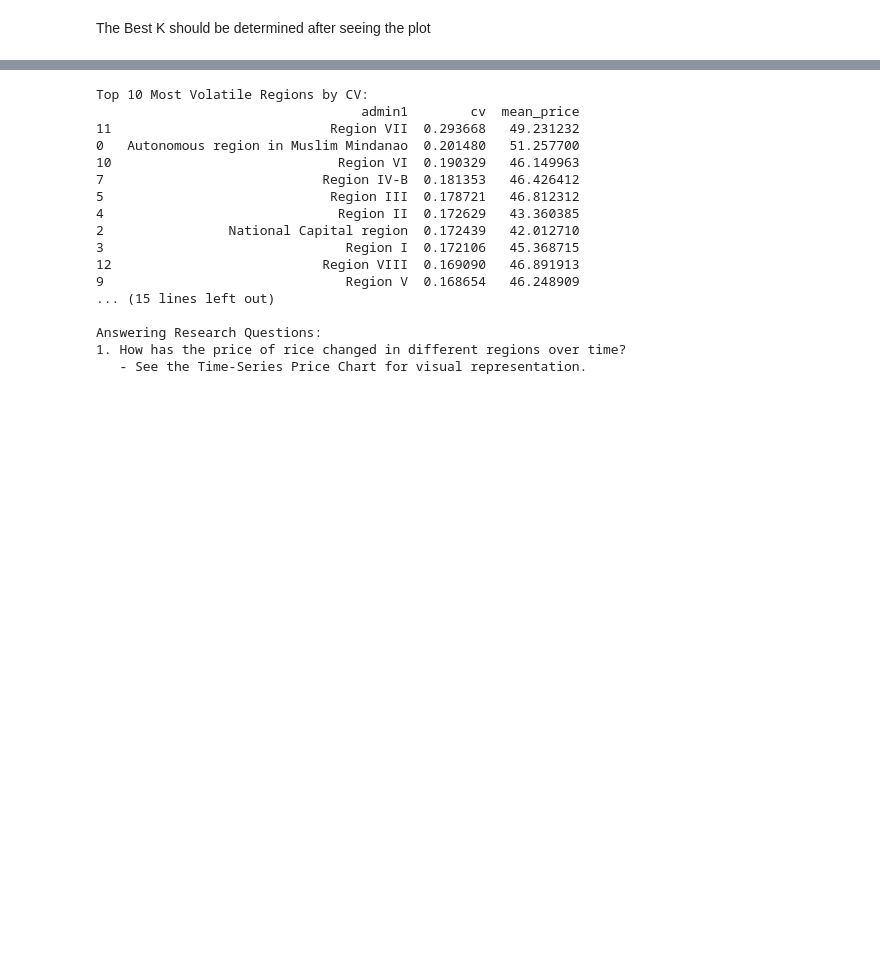
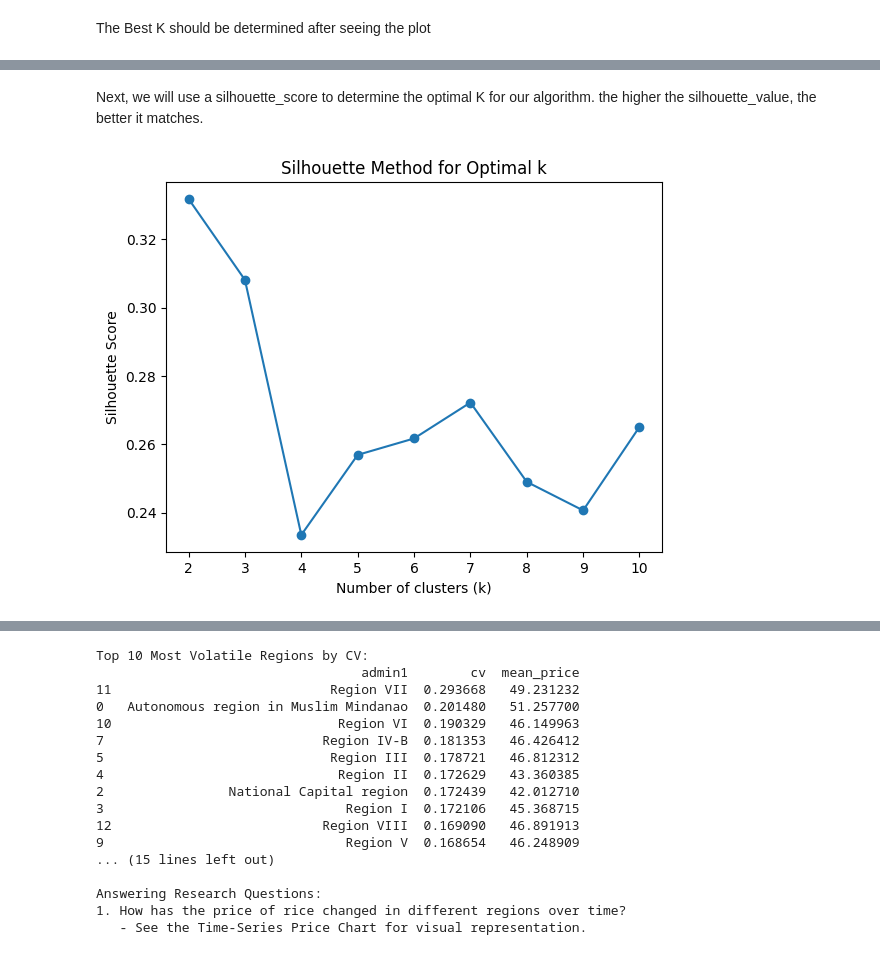
Before and after one commit to JohnCarloSabenorio/GrainShift, a Jupyter notebook: backend/grainshift.ipynb, the cells around one changed output, grey strips where cells are left out. Saved outputs shown, nothing was run; the diff lists cells and outputs as text; code cells hidden in the pictures; blank space fills up the shorter version.

Commit message:
group markets based on different rice types

```diff
--- a/backend/grainshift.ipynb
+++ b/backend/grainshift.ipynb
@@ -885,0 +885,27 @@ def generate_analysis_report():
+# %%
+import pandas as pd
+from sklearn.preprocessing import MinMaxScaler
+from sklearn.metrics import silhouette_score
+import matplotlib.pyplot as plt
+import seaborn as sns
+from sklearn.cluster import KMeans
+from sklearn.preprocessing import StandardScaler
+from sklearn.decomposition import PCA
+
+
+# Create pivot table and combine multilevel headers
+pivot_rice_df = all_rice_df.pivot_table(index="market", columns=["commodity", "pricetype"], values="price", aggfunc="mean")
+pivot_rice_df.columns = ['_'.join(map(str, col)) for col in pivot_rice_df.columns]
+
+# Fill/Remove missing values
+pivot_rice_df = pivot_rice_df.fillna(pivot_rice_df.mean())
+
+# Keep market labels
+markets = pivot_rice_df.index
+
+# Normalize and scale data
+scaler = MinMaxScaler()
+X_scaled = scaler.fit_transform(pivot_rice_df)
+
+X_scaled = pd.DataFrame(X_scaled, columns=pivot_rice_df.columns)
+X_scaled
@@ -885,0 +926,20 @@ def generate_analysis_report():
+# %% [markdown]
+Next, we will use a silhouette_score to determine the optimal K for our algorithm. the higher the silhouette_value, the better it matches.
+# %%
+sil_scores = []
+k_values = range(2, 11)  # silhouette score needs minimum 2 clusters
+
+for k in k_values:
+    kmeans = KMeans(n_clusters=k, random_state=42)
+    cluster_labels = kmeans.fit_predict(X_scaled)
+    sil = silhouette_score(X_scaled, cluster_labels)
+    sil_scores.append(sil)
+
+# Plot silhouette scores
+plt.plot(k_values, sil_scores, marker='o')
+plt.xlabel('Number of clusters (k)')
+plt.ylabel('Silhouette Score')
+plt.title('Silhouette Method for Optimal k')
+plt.show()
+# %% [output]
+[figure, added]
```
Also changed, not shown: parts of 5 cells of this notebook.
